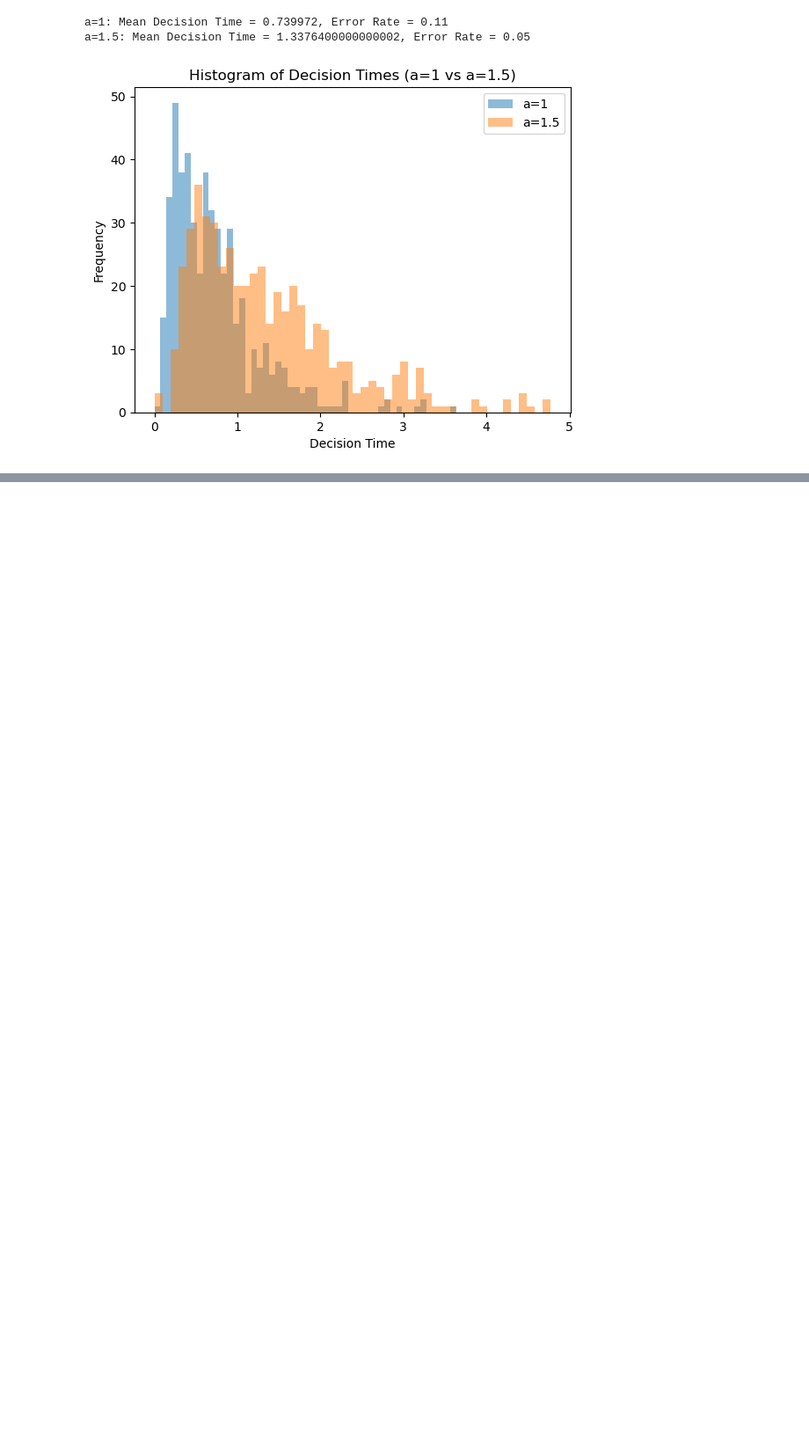
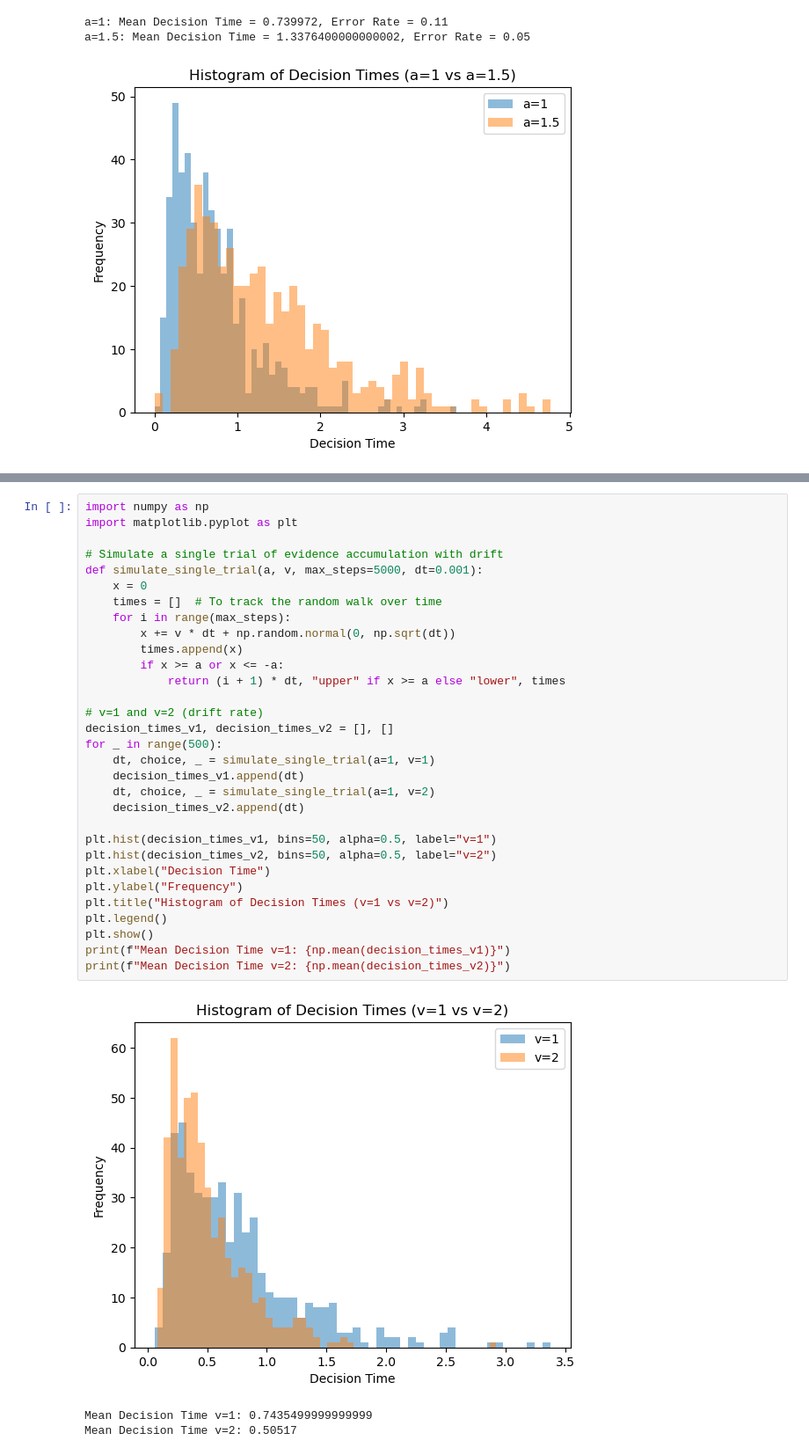
Before and after one commit to kooroshkz/Cognition_and_Computation, a Jupyter notebook: Project-3/eam.ipynb, the cells around one changed output, grey strips where cells are left out. Shown at 88% size. Saved outputs shown, nothing was run; the diff lists cells and outputs as text; blank space fills up the shorter version.

```diff
--- a/Project-3/eam.ipynb
+++ b/Project-3/eam.ipynb
@@ -364,0 +370,35 @@ a=1.5: Mean Decision Time = 1.3376400000000002, Error Rate = 0.05
+# %%
+import numpy as np
+import matplotlib.pyplot as plt
+
+# Simulate a single trial of evidence accumulation with drift
+def simulate_single_trial(a, v, max_steps=5000, dt=0.001):
+    x = 0
+    times = []  # To track the random walk over time
+    for i in range(max_steps):
+        x += v * dt + np.random.normal(0, np.sqrt(dt))
+        times.append(x)
+        if x >= a or x <= -a:
+            return (i + 1) * dt, "upper" if x >= a else "lower", times
+
+# v=1 and v=2 (drift rate)
+decision_times_v1, decision_times_v2 = [], []
+for _ in range(500):
+    dt, choice, _ = simulate_single_trial(a=1, v=1)
+    decision_times_v1.append(dt)
+    dt, choice, _ = simulate_single_trial(a=1, v=2)
+    decision_times_v2.append(dt)
+
+plt.hist(decision_times_v1, bins=50, alpha=0.5, label="v=1")
+plt.hist(decision_times_v2, bins=50, alpha=0.5, label="v=2")
+plt.xlabel("Decision Time")
+plt.ylabel("Frequency")
+plt.title("Histogram of Decision Times (v=1 vs v=2)")
+plt.legend()
+plt.show()
+print(f"Mean Decision Time v=1: {np.mean(decision_times_v1)}")
+print(f"Mean Decision Time v=2: {np.mean(decision_times_v2)}")
+# %% [output]
+[figure, added]
+Mean Decision Time v=1: 0.7435499999999999
+Mean Decision Time v=2: 0.50517
```
Also changed, not shown: parts of 1 cell of this notebook, 1 other file.
